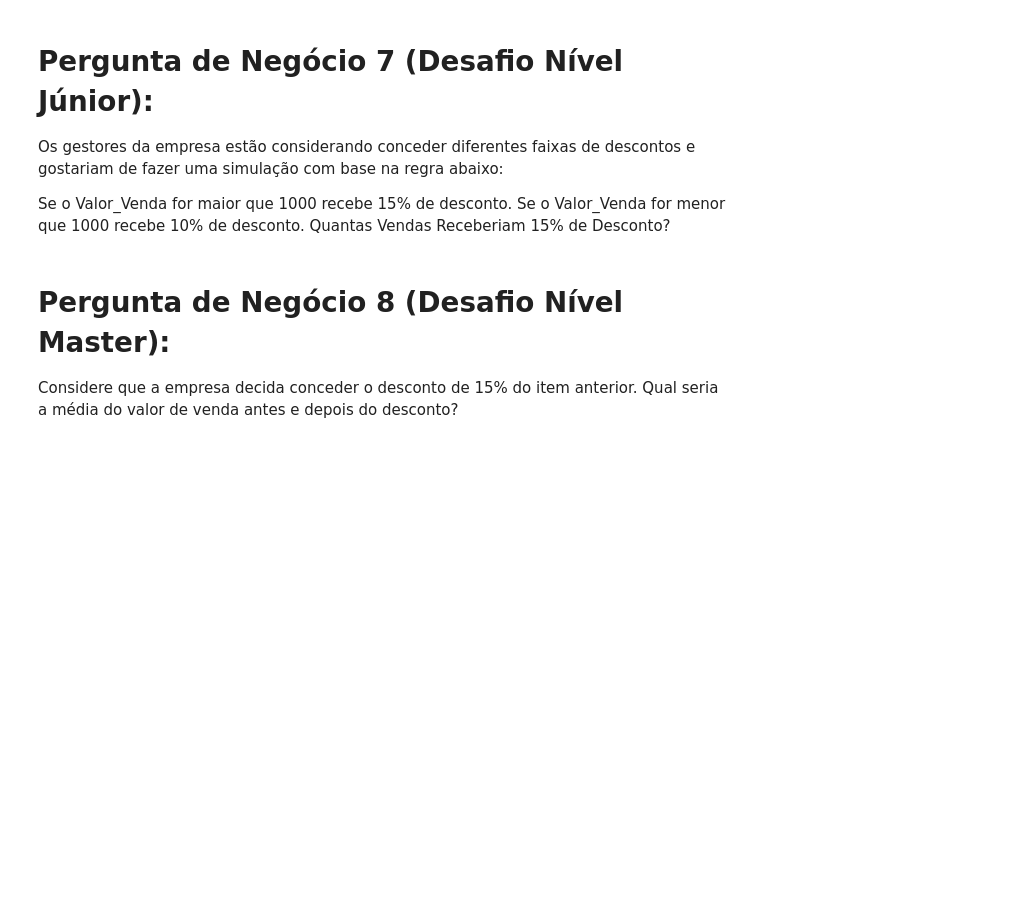
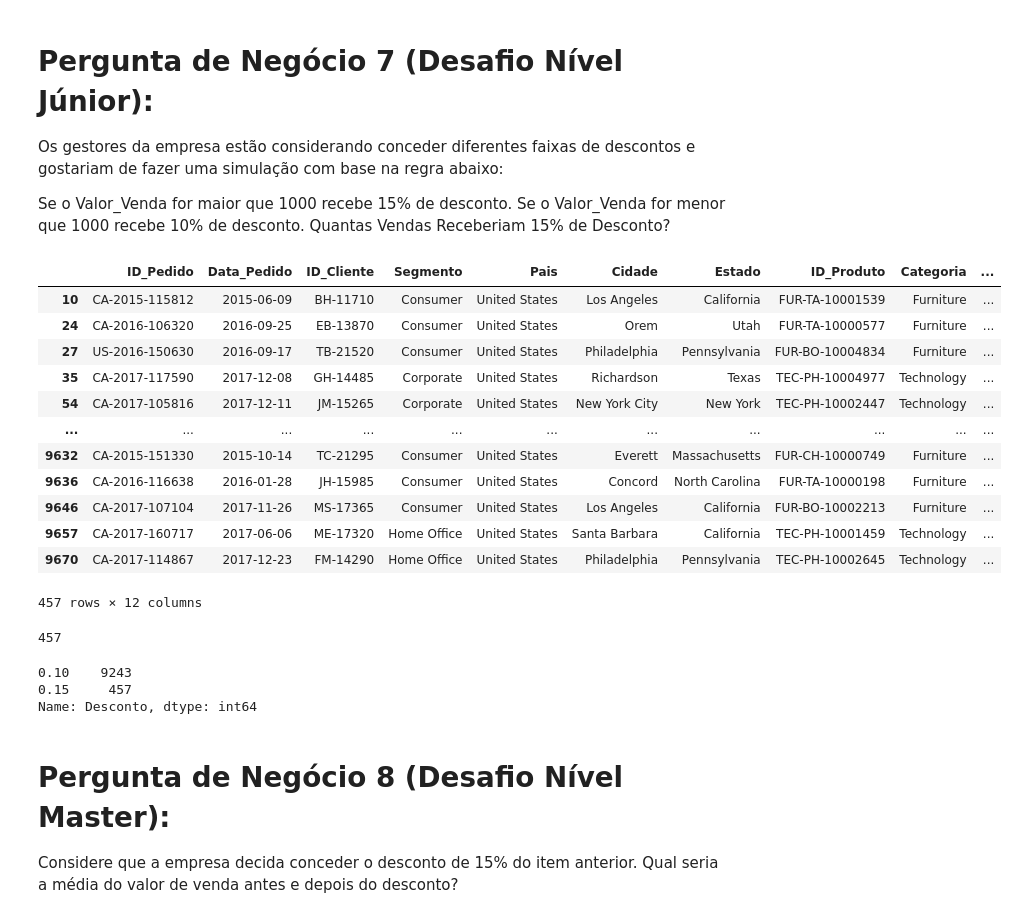
Before and after one commit to alearauj/DSA-Python-Fundamentos-Exercicios, a Jupyter notebook: Projeto 2 - Análise de Dados.ipynb, the cells around one changed output. Drawn from its saved outputs; the diff is of its cells as text; code cells hidden in the pictures; blank space fills up the shorter version.

```diff
--- a/Projeto 2 - Análise de Dados.ipynb
+++ b/Projeto 2 - Análise de Dados.ipynb
@@ -272,6 +330,44 @@ Qual o Total de Vendas Por Segmento e Por Ano?
 Os gestores da empresa estão considerando conceder diferentes faixas de descontos e gostariam de fazer uma simulação com base na regra abaixo:
 
 Se o Valor_Venda for maior que 1000 recebe 15% de desconto. Se o Valor_Venda for menor que 1000 recebe 10% de desconto. Quantas Vendas Receberiam 15% de Desconto?
+# %%
+# Filtrar as vendas com valor maior que 1000.
+
+df7 = df[ df['Valor_Venda'] > 1000 ]
+
+df7
+# %% [output]
+|  | ID_Pedido | Data_Pedido | ID_Cliente | Segmento | Pais | Cidade | Estado | ID_Produto | Categoria | ... |
+| 10 | CA-2015-115812 | 2015-06-09 | BH-11710 | Consumer | United States | Los Angeles | California | FUR-TA-10001539 | Furniture | ... |
+| 24 | CA-2016-106320 | 2016-09-25 | EB-13870 | Consumer | United States | Orem | Utah | FUR-TA-10000577 | Furniture | ... |
+| 27 | US-2016-150630 | 2016-09-17 | TB-21520 | Consumer | United States | Philadelphia | Pennsylvania | FUR-BO-10004834 | Furniture | ... |
+| 35 | CA-2017-117590 | 2017-12-08 | GH-14485 | Corporate | United States | Richardson | Texas | TEC-PH-10004977 | Technology | ... |
+| 54 | CA-2017-105816 | 2017-12-11 | JM-15265 | Corporate | United States | New York City | New York | TEC-PH-10002447 | Technology | ... |
+| ... | ... | ... | ... | ... | ... | ... | ... | ... | ... | ... |
+| 9632 | CA-2015-151330 | 2015-10-14 | TC-21295 | Consumer | United States | Everett | Massachusetts | FUR-CH-10000749 | Furniture | ... |
+| 9636 | CA-2016-116638 | 2016-01-28 | JH-15985 | Consumer | United States | Concord | North Carolina | FUR-TA-10000198 | Furniture | ... |
+| 9646 | CA-2017-107104 | 2017-11-26 | MS-17365 | Consumer | United States | Los Angeles | California | FUR-BO-10002213 | Furniture | ... |
+| 9657 | CA-2017-160717 | 2017-06-06 | ME-17320 | Home Office | United States | Santa Barbara | California | TEC-PH-10001459 | Technology | ... |
+| 9670 | CA-2017-114867 | 2017-12-23 | FM-14290 | Home Office | United States | Philadelphia | Pennsylvania | TEC-PH-10002645 | Technology | ... |
+457 rows × 12 columns
+# %%
+vendas_1000 = df7['ID_Pedido'].count()
+
+print(vendas_1000)
+# %% [output]
+457
+# %%
+# Outra opção de solução criando uma nova coluna
+
+df['Desconto'] = np.where(df['Valor_Venda'] > 1000, 0.15, 0.10)
+
+df.head()
+
+df['Desconto'].value_counts()
+# %% [output]
+0.10    9243
+0.15     457
+Name: Desconto, dtype: int64
 # %% [markdown]
 # Pergunta de Negócio 8 (Desafio Nível Master):
 Considere que a empresa decida conceder o desconto de 15% do item anterior. Qual seria a média do valor de venda antes e depois do desconto?
```
Also changed, not shown: parts of 11 cells of this notebook.
